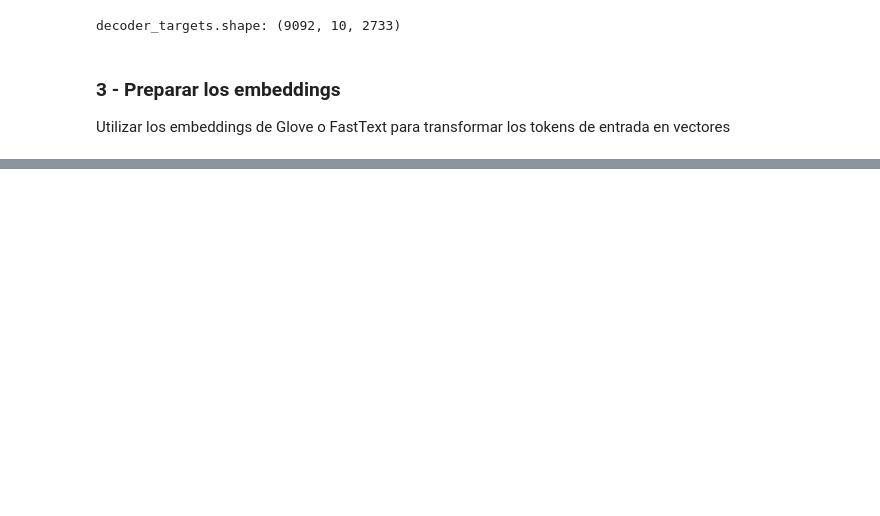
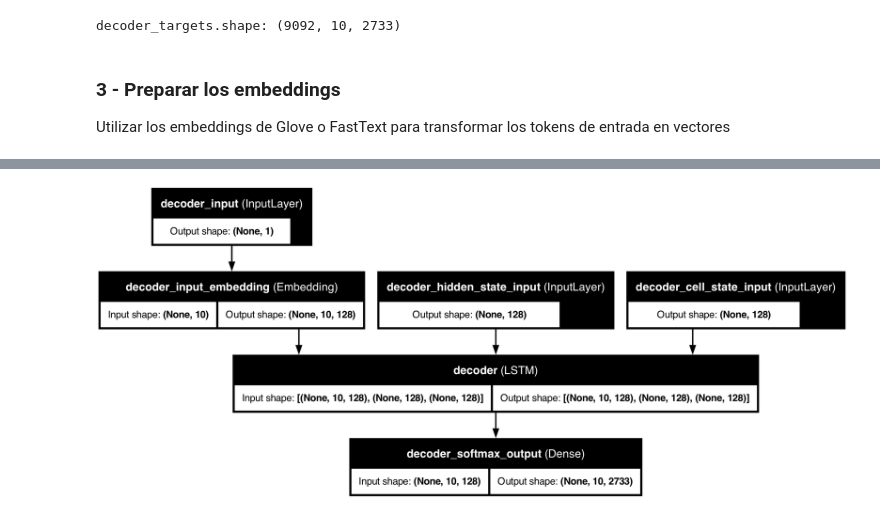
Before and after one commit to christiantpg/NLP_course, a Jupyter notebook: desafio_4.ipynb, the cells around one changed output, grey strips where cells are left out. Saved outputs shown, nothing was run; the diff lists cells and outputs as text; code cells hidden in the pictures; blank space fills up the shorter version.

```diff
--- a/desafio_4.ipynb
+++ b/desafio_4.ipynb
@@ -175,0 +382,16 @@ Utilizar los embeddings de Glove o FastText para transformar los tokens de entra
+# %%
+decoder_state_input_h = Input(shape=(n_units,), name='decoder_hidden_state_input')
+decoder_state_input_c = Input(shape=(n_units,), name='decoder_cell_state_input')
+decoder_states_inputs = [decoder_state_input_h, decoder_state_input_c]
+
+decoder_inputs_single = Input(shape=(1,), name='decoder_input')
+decoder_inputs_single_x = decoder_embedding_layer(decoder_inputs_single)
+
+decoder_outputs, state_h, state_c = decoder_lstm(decoder_inputs_single_x, initial_state=decoder_states_inputs)
+decoder_states = [state_h, state_c]
+decoder_outputs = decoder_dense(decoder_outputs)
+decoder_model = Model([decoder_inputs_single] + decoder_states_inputs, [decoder_outputs] + decoder_states, name='decoder_model')
+
+plot_model(decoder_model, to_file='img/decoder_plot.png', show_shapes=True, show_layer_names=True)
+# %% [output]
+[figure, added]
```
Also changed, not shown: parts of 19 cells of this notebook.
